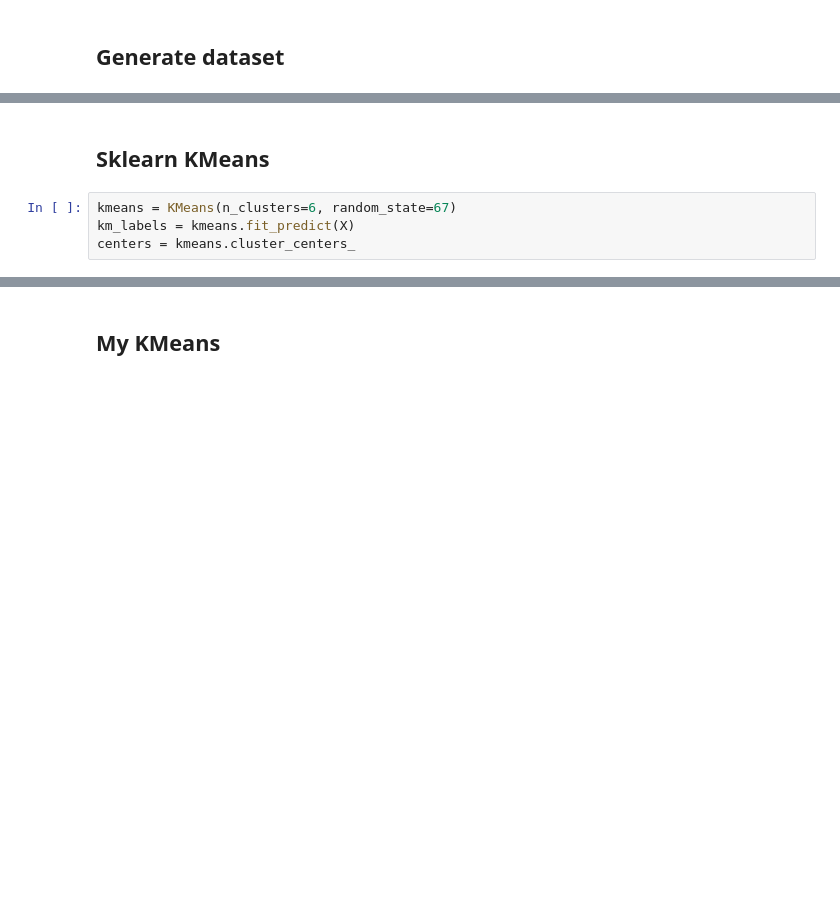
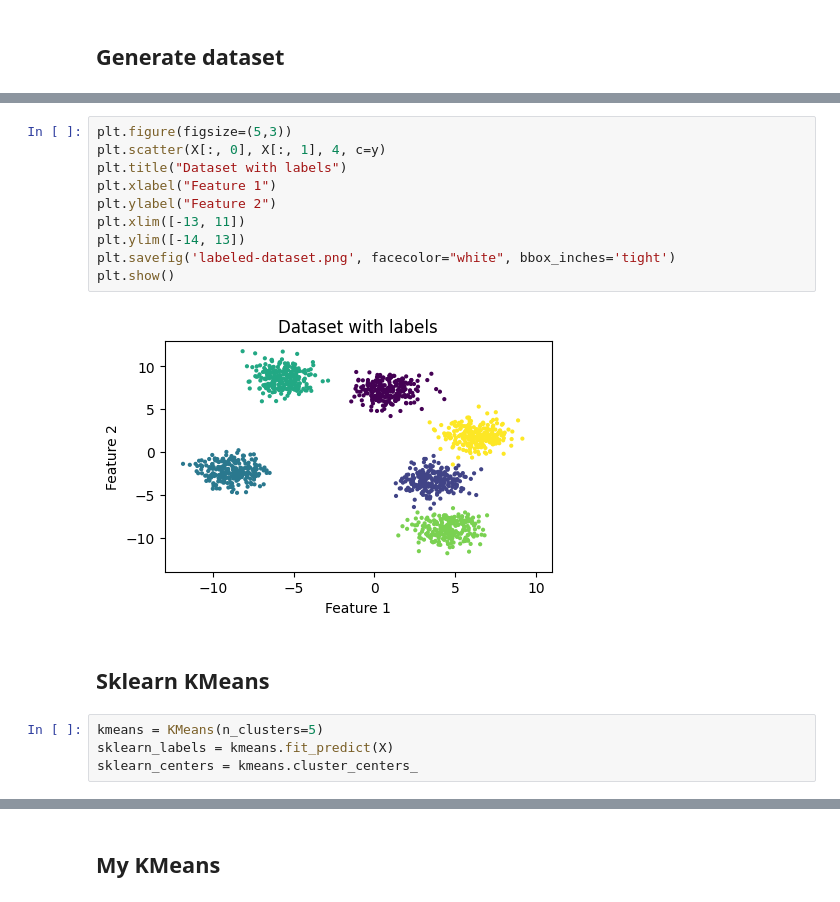
Before and after one commit to alexbelengeanu/ml-labs, a Jupyter notebook: lab1-clustering/exercitiul2.ipynb, the cells around one changed output, grey strips where cells are left out. Saved outputs shown, nothing was run; the diff lists cells and outputs as text; blank space fills up the shorter version.

```diff
--- a/lab1-clustering/exercitiul2.ipynb
+++ b/lab1-clustering/exercitiul2.ipynb
@@ -28,9 +29,21 @@ plt.show()
+# %%
+plt.figure(figsize=(5,3))
+plt.scatter(X[:, 0], X[:, 1], 4, c=y)
+plt.title("Dataset with labels")
+plt.xlabel("Feature 1")
+plt.ylabel("Feature 2")
+plt.xlim([-13, 11])
+plt.ylim([-14, 13])
+plt.savefig('labeled-dataset.png', facecolor="white", bbox_inches='tight')
+plt.show()
+# %% [output]
+[figure, added]
 # %% [markdown]
 ## Sklearn KMeans
 # %%
-kmeans = KMeans(n_clusters=6, random_state=67)
-km_labels = kmeans.fit_predict(X)
-centers = kmeans.cluster_centers_
+kmeans = KMeans(n_clusters=5)
+sklearn_labels = kmeans.fit_predict(X)
+sklearn_centers = kmeans.cluster_centers_
 # %%
 plt.figure(figsize=(12,4))
 plt.subplot(1, 2, 1)
```
Also changed, not shown: parts of 17 cells of this notebook, 13 other files.
